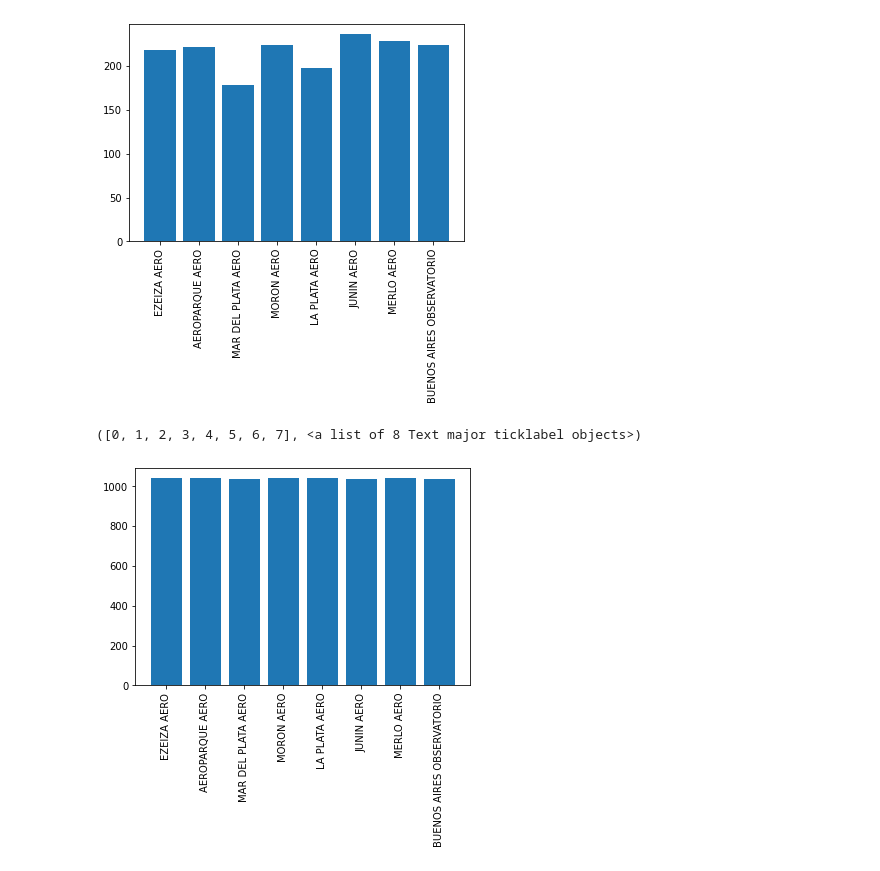
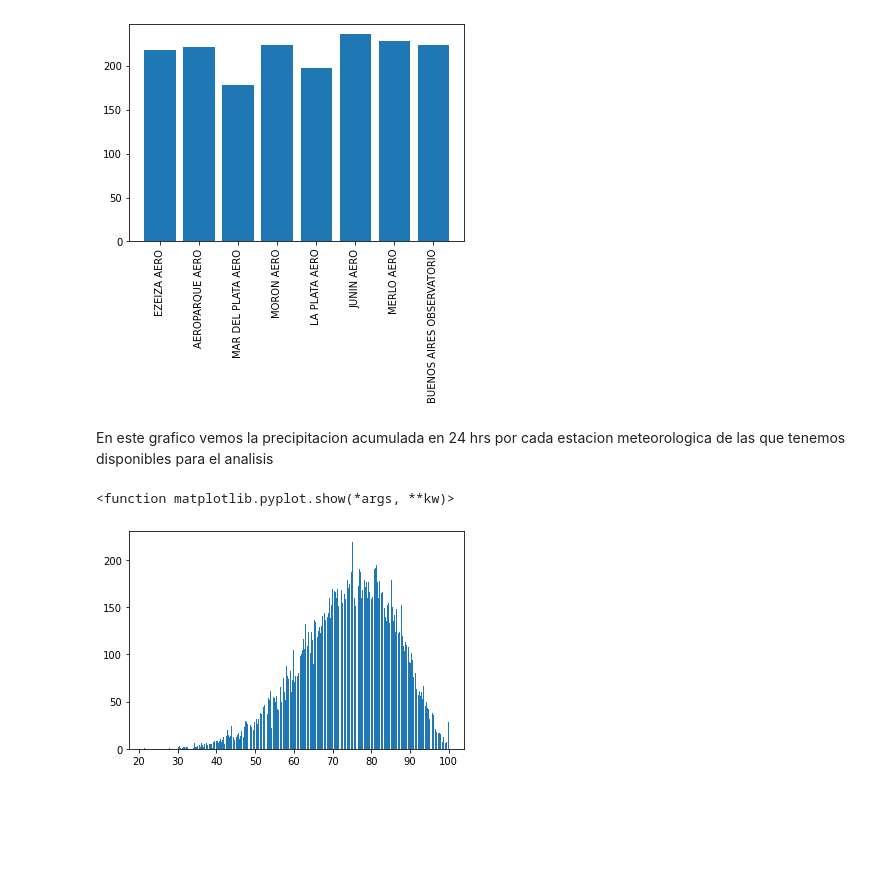
Before and after one commit to luisalfonso634/C2-G13-m, a Jupyter notebook: WeatherDataSet_2.ipynb, the cells around one changed output. Cells and saved outputs as stored; diff of their text form; code cells hidden in the pictures; blank space fills up the shorter version.

```diff
--- a/WeatherDataSet_2.ipynb
+++ b/WeatherDataSet_2.ipynb
@@ -379,9 +195,11 @@ plt.xticks(rotation=90)
 plt.show()
 # %% [output]
 [figure]
-# %%
-plt.bar(df['Nombre_Estacio'],df['sfc_pressure:hPa'])
-plt.xticks(rotation=90)
-# %% [output]
-([0, 1, 2, 3, 4, 5, 6, 7], <a list of 8 Text major ticklabel objects>)
-[figure, removed]
+# %% [markdown]
+En este grafico vemos la precipitacion acumulada en 24 hrs por cada estacion meteorologica de las que tenemos disponibles para el analisis
+# %%
+plt.hist(df['relative_humidity_2m:p'], bins=1000)
+plt.show
+# %% [output]
+<function matplotlib.pyplot.show(*args, **kw)>
+[figure, added]
```
Also changed, not shown: parts of 52 cells of this notebook.
